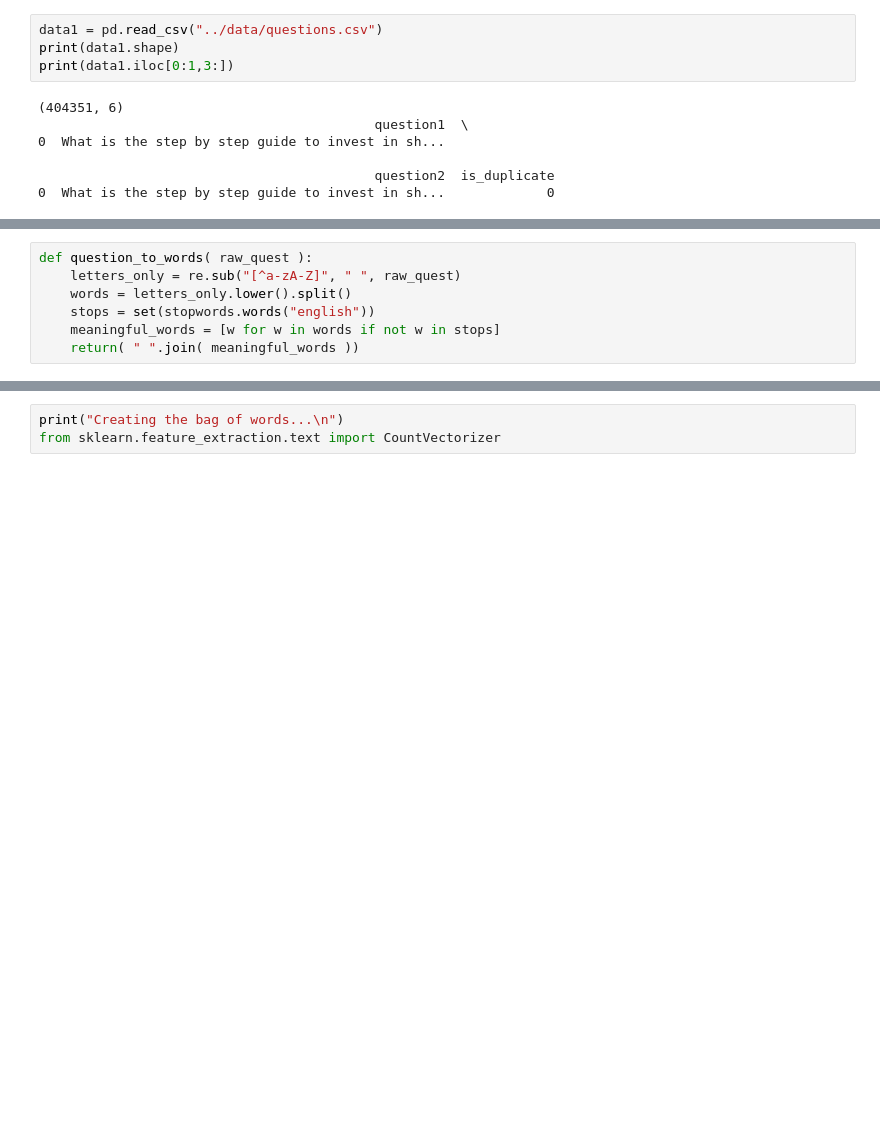
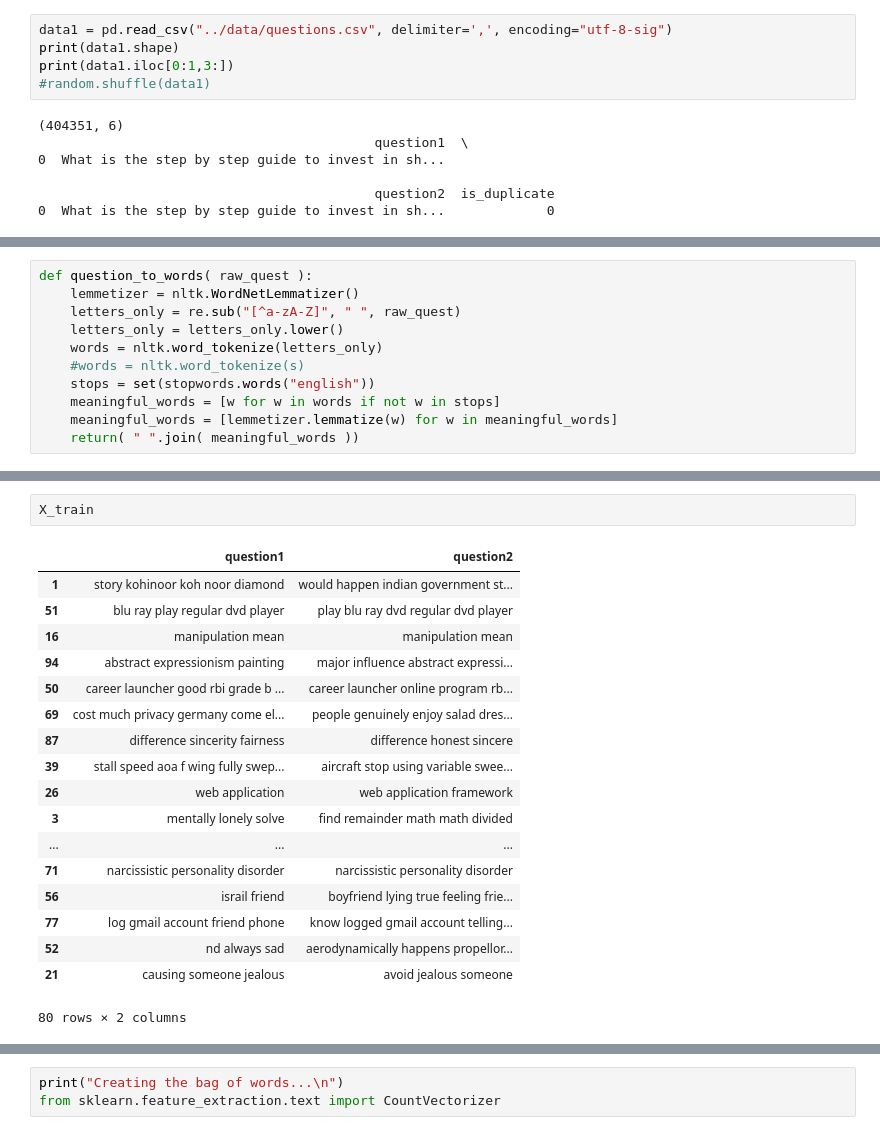
Before and after one commit to darpandodiya/CSC522_Project, a Jupyter notebook: src/read_data_and_play.ipynb, the cells around one changed output, grey strips where cells are left out. Saved outputs shown, nothing was run; the diff lists cells and outputs as text; blank space fills up the shorter version.

```diff
--- a/src/read_data_and_play.ipynb
+++ b/src/read_data_and_play.ipynb
@@ -11,7 +14,8 @@ import re
 # %%
-data1 = pd.read_csv("../data/questions.csv")
+data1 = pd.read_csv("../data/questions.csv", delimiter=',', encoding="utf-8-sig")
 print(data1.shape)
 print(data1.iloc[0:1,3:])
+#random.shuffle(data1)
 # %% [output]
 (404351, 6)
                                            question1  \
@@ -43,0 +55,11 @@ subset
+# %%
+def question_to_words( raw_quest ):
+    lemmetizer = nltk.WordNetLemmatizer()
+    letters_only = re.sub("[^a-zA-Z]", " ", raw_quest)
+    letters_only = letters_only.lower()
+    words = nltk.word_tokenize(letters_only)
+    #words = nltk.word_tokenize(s)
+    stops = set(stopwords.words("english"))
+    meaningful_words = [w for w in words if not w in stops]
+    meaningful_words = [lemmetizer.lemmatize(w) for w in meaningful_words]
+    return( " ".join( meaningful_words ))
@@ -56,8 +75,22 @@ showing info https://raw.githubusercontent.com/nltk/nltk_data/gh-pages/index.xml
-# %%
-def question_to_words( raw_quest ):
-    letters_only = re.sub("[^a-zA-Z]", " ", raw_quest)
-    words = letters_only.lower().split()
-    stops = set(stopwords.words("english"))
-    meaningful_words = [w for w in words if not w in stops]
-    return( " ".join( meaningful_words ))
+# %%
+X_train
+# %% [output]
+|  | question1 | question2 |
+| 1 | story kohinoor koh noor diamond | would happen indian government st... |
+| 51 | blu ray play regular dvd player | play blu ray dvd regular dvd player |
+| 16 | manipulation mean | manipulation mean |
+| 94 | abstract expressionism painting | major influence abstract expressi... |
+| 50 | career launcher good rbi grade b ... | career launcher online program rb... |
+| 69 | cost much privacy germany come el... | people genuinely enjoy salad dres... |
+| 87 | difference sincerity fairness | difference honest sincere |
+| 39 | stall speed aoa f wing fully swep... | aircraft stop using variable swee... |
+| 26 | web application | web application framework |
+| 3 | mentally lonely solve | find remainder math math divided |
+| ... | ... | ... |
+| 71 | narcissistic personality disorder | narcissistic personality disorder |
+| 56 | israil friend | boyfriend lying true feeling frie... |
+| 77 | log gmail account friend phone | know logged gmail account telling... |
+| 52 | nd always sad | aerodynamically happens propellor... |
+| 21 | causing someone jealous | avoid jealous someone |
+80 rows × 2 columns
 # %%
```
Also changed, not shown: parts of 11 cells of this notebook, 1 other file.
